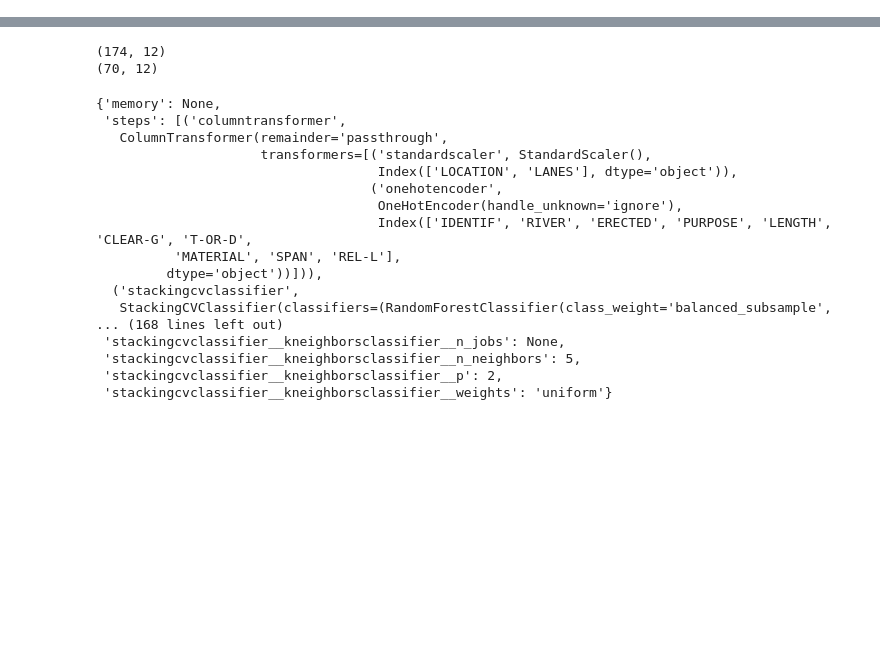
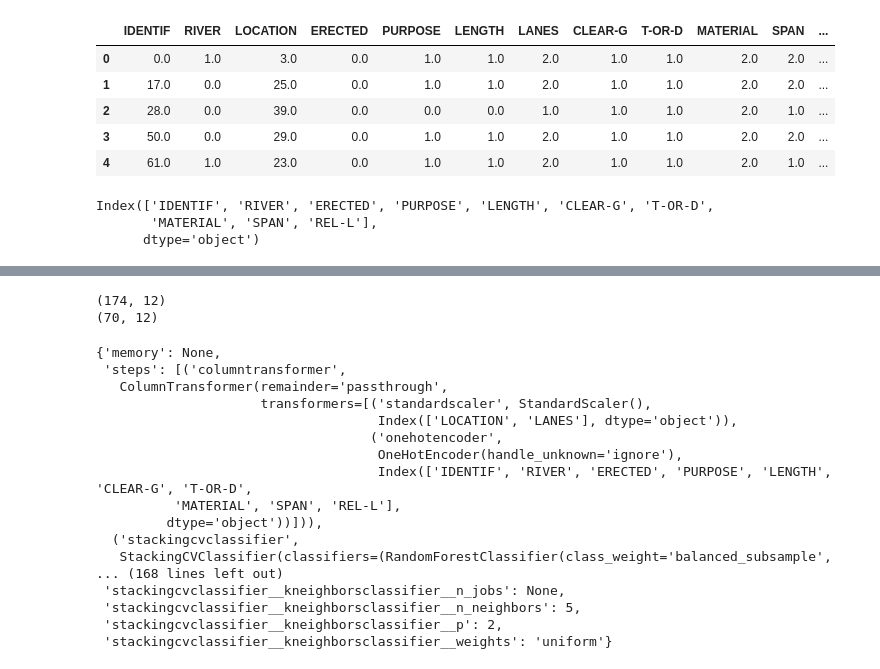
Before and after one commit to DeeptiAgl/Multi-class, a Jupyter notebook: Classification - smotenc.ipynb, the cells around one changed output, grey strips where cells are left out. Cells and saved outputs as stored; diff of their text form; code cells hidden in the pictures; blank space fills up the shorter version.

```diff
--- a/Classification - smotenc.ipynb
+++ b/Classification - smotenc.ipynb
@@ -65,19 +49,19 @@ dtype: int64
 # %%
 from sklearn.preprocessing import OrdinalEncoder
-encoder = OrdinalEncoder()
-#list of categorical variables
-ordinal_enc_dict = {}
+# encoder = OrdinalEncoder()
+# #list of categorical variables
+# ordinal_enc_dict = {}
 
 num_features = X.select_dtypes(include=['int64', 'float64']).columns
 cat_features = X.select_dtypes(include=['object','category']).columns
 
 #This function will encode non-null data and replace it in the original data
-for col_name in X:
-# Create ordinal encoder for the column
-    ordinal_enc_dict[col_name] = OrdinalEncoder()
-    # Select the non-null values in the column
-    col = X[col_name]
-    col_not_null = col[col.notnull()]
-    reshaped_vals = col_not_null.values.reshape(-1, 1)
-    # Encode the non-null values of the column
-    encoded_vals = ordinal_enc_dict[col_name].fit_transform(reshaped_vals)
+# for col_name in X:
+# # Create ordinal encoder for the column
+#     ordinal_enc_dict[col_name] = OrdinalEncoder()
+#     # Select the non-null values in the column
+#     col = X[col_name]
+#     col_not_null = col[col.notnull()]
+#     reshaped_vals = col_not_null.values.reshape(-1, 1)
+#     # Encode the non-null values of the column
+#     encoded_vals = ordinal_enc_dict[col_name].fit_transform(reshaped_vals)
@@ -90,7 +78,8 @@ Index(['IDENTIF', 'RIVER', 'ERECTED', 'PURPOSE', 'LENGTH', 'CLEAR-G', 'T-OR-D',
 # %%
+from fancyimpute import KNN
 ordinal_enc_dict = {}
 
-for col_name in X[cat_cols]:
+for col_name in X[cat_features]:
     # Create Ordinal encoder for col
     ordinal_enc_dict[col_name] = OrdinalEncoder()
     col = X[col_name]
@@ -130,5 +120,21 @@ Imputing row 101/105 with 0 missing, elapsed time: 0.010
 | 103 | 88.0 | 0.0 | 24.0 | 3.0 | 1.0 | 2.0 | 6.0 | 0.0 | 1.0 | 1.0 | 1.0 | ... |
 | 104 | 96.0 | 2.0 | 44.0 | 3.0 | 1.0 | 0.0 | 6.0 | 0.0 | 1.0 | 1.0 | 0.0 | ... |
 | 105 | 95.0 | 1.0 | 7.0 | 3.0 | 1.0 | 2.0 | 6.0 | 0.0 | 1.0 | 1.0 | 0.0 | ... |
+# %%
+X.head()
+# %% [output]
+|  | IDENTIF | RIVER | LOCATION | ERECTED | PURPOSE | LENGTH | LANES | CLEAR-G | T-OR-D | MATERIAL | SPAN | ... |
+| 0 | 0.0 | 1.0 | 3.0 | 0.0 | 1.0 | 1.0 | 2.0 | 1.0 | 1.0 | 2.0 | 2.0 | ... |
+| 1 | 17.0 | 0.0 | 25.0 | 0.0 | 1.0 | 1.0 | 2.0 | 1.0 | 1.0 | 2.0 | 2.0 | ... |
+| 2 | 28.0 | 0.0 | 39.0 | 0.0 | 0.0 | 0.0 | 1.0 | 1.0 | 1.0 | 2.0 | 1.0 | ... |
+| 3 | 50.0 | 0.0 | 29.0 | 0.0 | 1.0 | 1.0 | 2.0 | 1.0 | 1.0 | 2.0 | 2.0 | ... |
+| 4 | 61.0 | 1.0 | 23.0 | 0.0 | 1.0 | 1.0 | 2.0 | 1.0 | 1.0 | 2.0 | 1.0 | ... |
+# %%
+cat_features
+# X.dtypes
+# %% [output]
+Index(['IDENTIF', 'RIVER', 'ERECTED', 'PURPOSE', 'LENGTH', 'CLEAR-G', 'T-OR-D',
+       'MATERIAL', 'SPAN', 'REL-L'],
+      dtype='object')
 # %%
 # Loop over the column names in users
```
Also changed, not shown: parts of 9 cells of this notebook.
